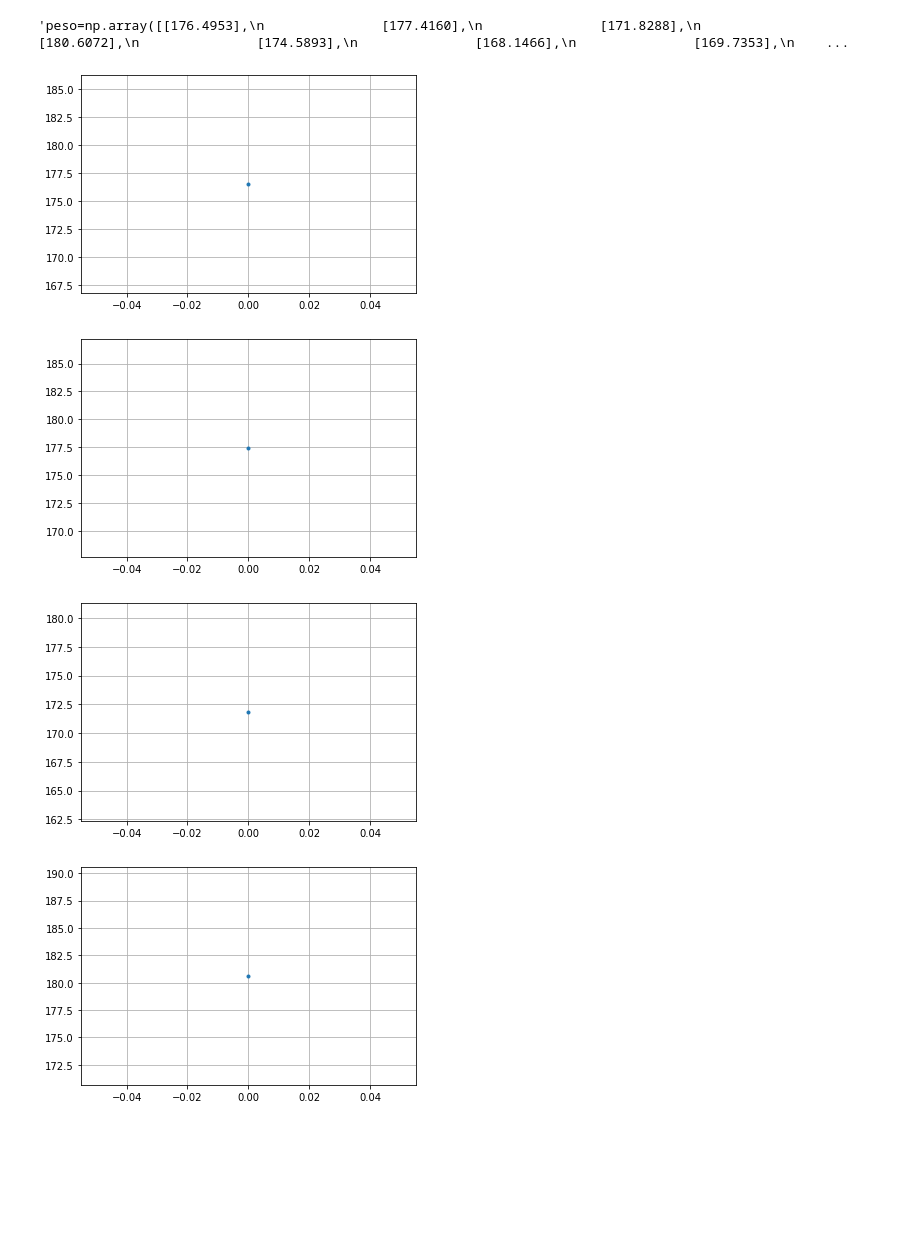
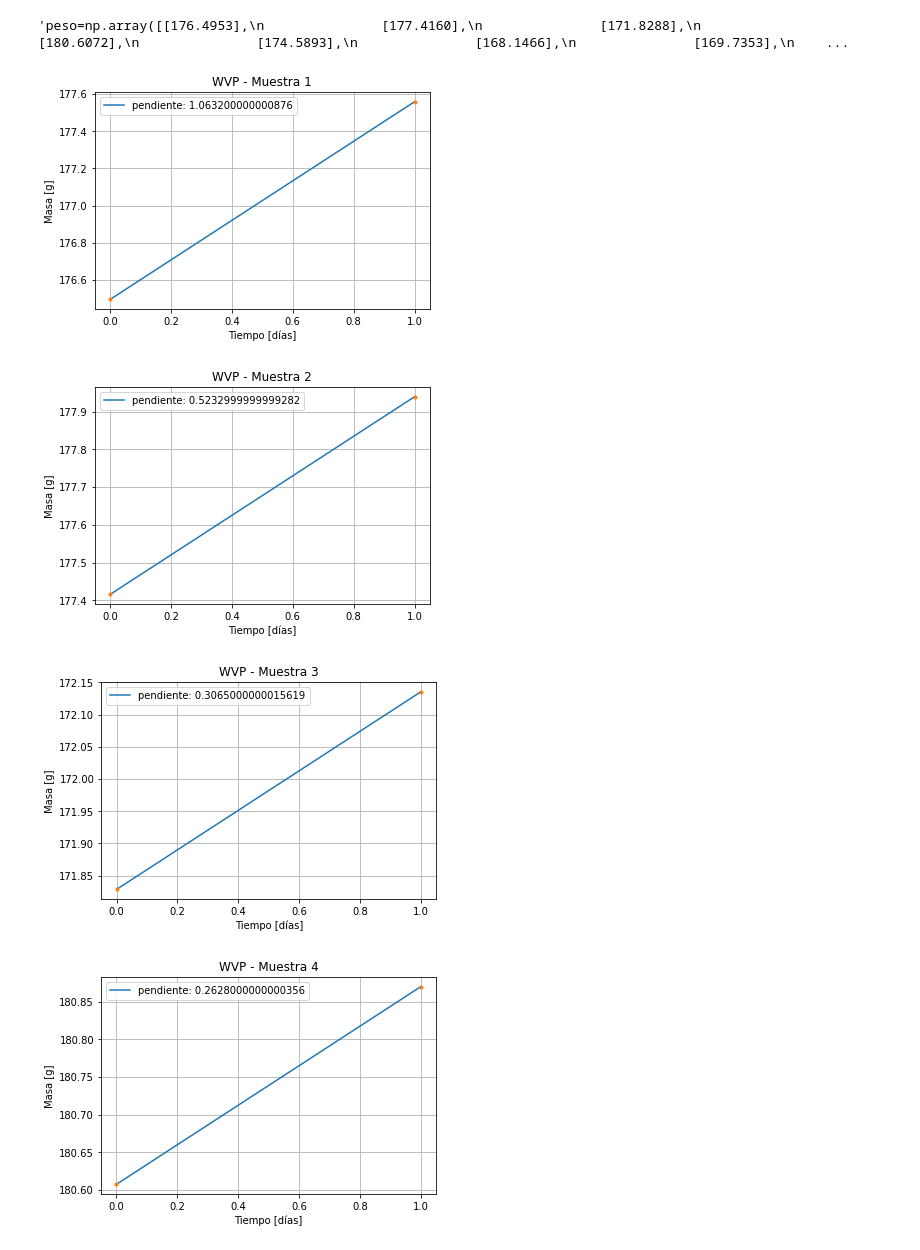
Before and after one commit to fyulita/laboratorio-6-y-7, a Jupyter notebook: WVP/WVP.ipynb, the cells around one changed output. Saved outputs shown, nothing was run; the diff lists cells and outputs as text; code cells hidden in the pictures; blank space fills up the shorter version.

```diff
--- a/WVP/WVP.ipynb
+++ b/WVP/WVP.ipynb
@@ -53,24 +53,27 @@ for i in range(8):
 # %%
 #Graficos
 def lineal(x,a,b):
     return a*x+b
 
 pendiente=[]
 for i in range(8):
-    x=np.linspace(0,len(peso[i]),1)
+    x=np.arange(0,len(peso[i]),1)
     y=peso[i]
-#    popt,pcov=curve_fit(lineal,x,y)
+    popt,pcov=curve_fit(lineal,x,y)
 
-#    pendiente.append(popt[0])
+    pendiente.append(popt[0])
 
-#    print(f'pendiente: {popt[0]}')
-#    plt.plot(lineal(x,popt[0],popt[1]))
+    plt.plot(lineal(x,popt[0],popt[1]),label=f'pendiente: {popt[0]}')
+    plt.title(f'WVP - Muestra {i+1}')
+    plt.xlabel('Tiempo [días]')
+    plt.ylabel('Masa [g]')
     plt.plot(x,y,'.')
+    plt.legend()
     plt.plot()
     plt.grid(True)
     plt.show()
 # %% [output]
-[figure, old version]
+[figure, new version]
-[figure, old version]
+[figure, new version]
-[figure, old version]
+[figure, new version]
-[figure, old version]
+[figure, new version]
```
Also changed, not shown: parts of 5 cells of this notebook, 6 other files.
